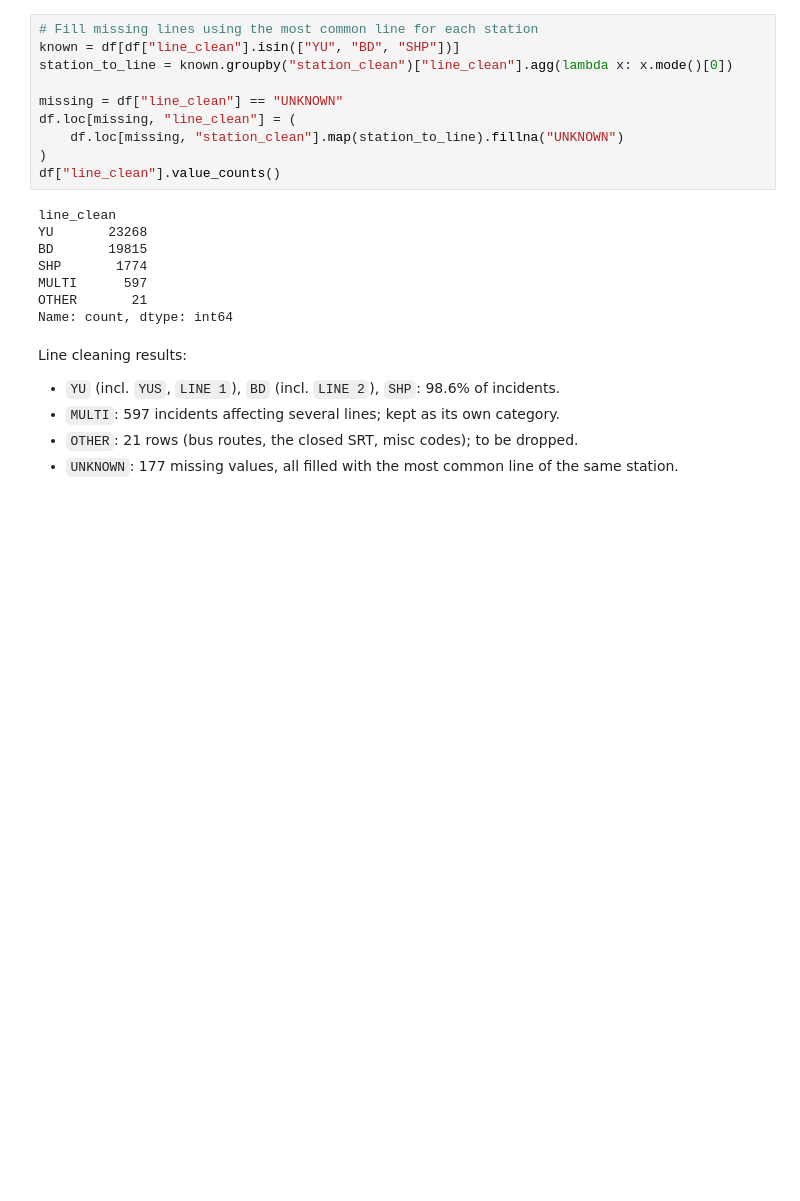
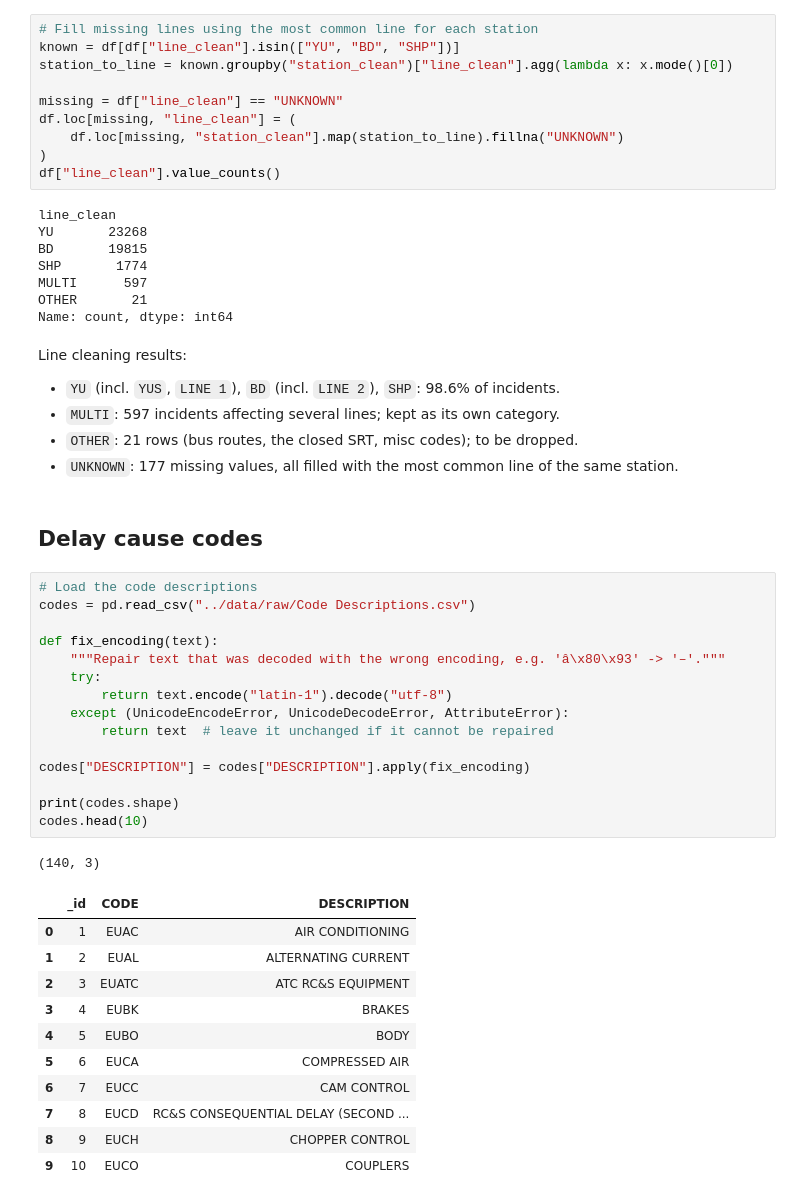
Before and after one commit to Stevenzou634/TTC-Delay-Prediction, a Jupyter notebook: notebooks/01_eda.ipynb, the cells around one changed output. Saved outputs shown, nothing was run; the diff lists cells and outputs as text; blank space fills up the shorter version.

```diff
--- a/notebooks/01_eda.ipynb
+++ b/notebooks/01_eda.ipynb
@@ -346,3 +346,33 @@ Line cleaning results:
 - `MULTI`: 597 incidents affecting several lines; kept as its own category.
 - `OTHER`: 21 rows (bus routes, the closed SRT, misc codes); to be dropped.
 - `UNKNOWN`: 177 missing values, all filled with the most common line of the same station.
+# %% [markdown]
+## Delay cause codes
+# %%
+# Load the code descriptions
+codes = pd.read_csv("../data/raw/Code Descriptions.csv")
+
+def fix_encoding(text):
+    """Repair text that was decoded with the wrong encoding, e.g. 'â\x80\x93' -> '–'."""
+    try:
+        return text.encode("latin-1").decode("utf-8")
+    except (UnicodeEncodeError, UnicodeDecodeError, AttributeError):
+        return text  # leave it unchanged if it cannot be repaired
+
+codes["DESCRIPTION"] = codes["DESCRIPTION"].apply(fix_encoding)
+
+print(codes.shape)
+codes.head(10)
+# %% [output]
+(140, 3)
+|  | _id | CODE | DESCRIPTION |
+| 0 | 1 | EUAC | AIR CONDITIONING |
+| 1 | 2 | EUAL | ALTERNATING CURRENT |
+| 2 | 3 | EUATC | ATC RC&S EQUIPMENT |
+| 3 | 4 | EUBK | BRAKES |
+| 4 | 5 | EUBO | BODY |
+| 5 | 6 | EUCA | COMPRESSED AIR |
+| 6 | 7 | EUCC | CAM CONTROL |
+| 7 | 8 | EUCD | RC&S CONSEQUENTIAL DELAY (SECOND ... |
+| 8 | 9 | EUCH | CHOPPER CONTROL |
+| 9 | 10 | EUCO | COUPLERS |
```
Also changed, not shown: parts of 8 cells of this notebook.
